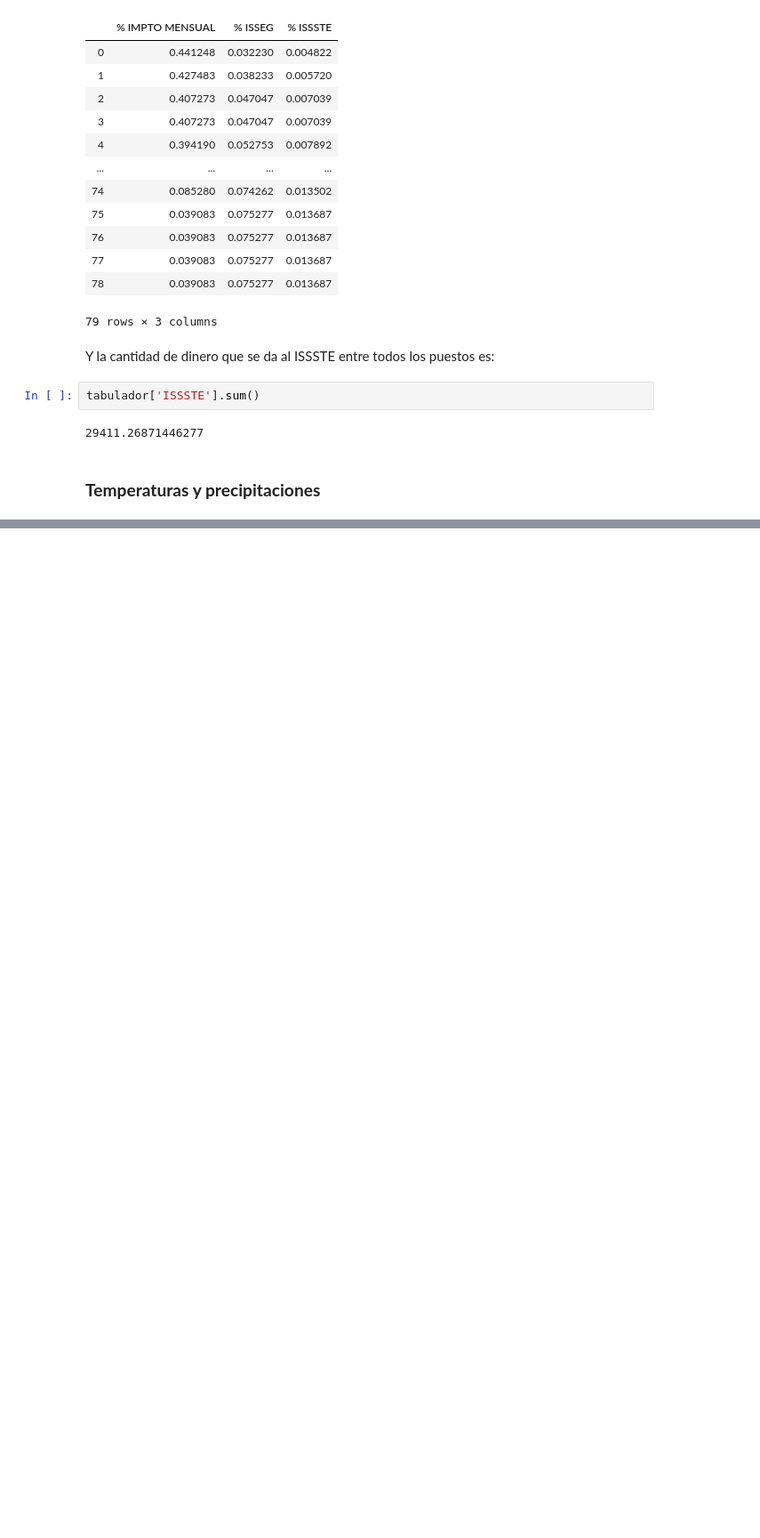
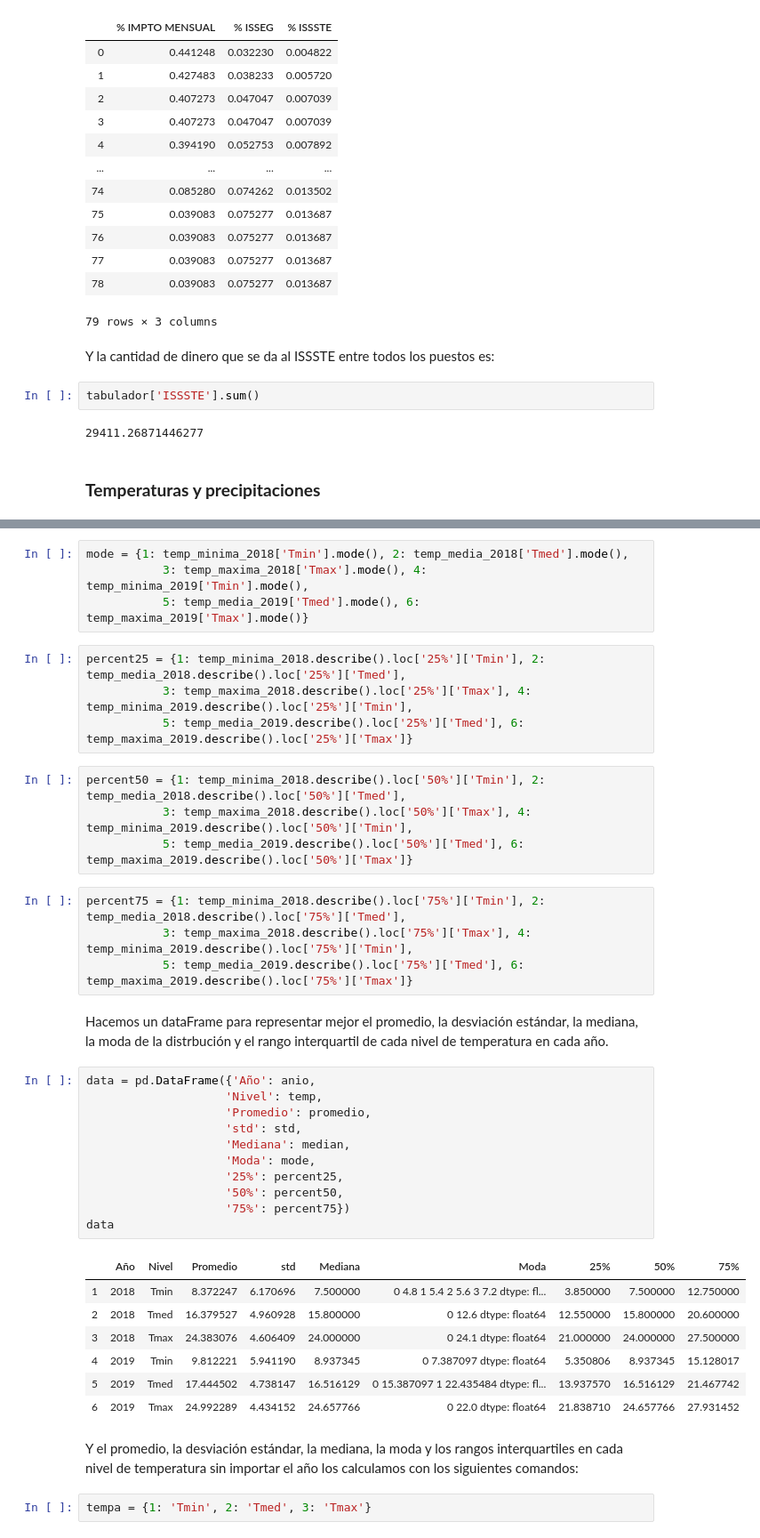
Before and after one commit to DCIDA2019/da2019-anaisabelotodo, a Jupyter notebook: Semana4/Tarea/Tarea4.ipynb, the cells around one changed output, grey strips where cells are left out. Shown at 89% size. Drawn from its saved outputs; the diff is of its cells as text; blank space fills up the shorter version.

```diff
--- a/Semana4/Tarea/Tarea4.ipynb
+++ b/Semana4/Tarea/Tarea4.ipynb
@@ -998,0 +1028,41 @@ tabulador['ISSSTE'].sum()
+# %%
+mode = {1: temp_minima_2018['Tmin'].mode(), 2: temp_media_2018['Tmed'].mode(),
+           3: temp_maxima_2018['Tmax'].mode(), 4: temp_minima_2019['Tmin'].mode(),
+           5: temp_media_2019['Tmed'].mode(), 6: temp_maxima_2019['Tmax'].mode()}
+# %%
+percent25 = {1: temp_minima_2018.describe().loc['25%']['Tmin'], 2: temp_media_2018.describe().loc['25%']['Tmed'],
+           3: temp_maxima_2018.describe().loc['25%']['Tmax'], 4: temp_minima_2019.describe().loc['25%']['Tmin'],
+           5: temp_media_2019.describe().loc['25%']['Tmed'], 6: temp_maxima_2019.describe().loc['25%']['Tmax']}
+# %%
+percent50 = {1: temp_minima_2018.describe().loc['50%']['Tmin'], 2: temp_media_2018.describe().loc['50%']['Tmed'],
+           3: temp_maxima_2018.describe().loc['50%']['Tmax'], 4: temp_minima_2019.describe().loc['50%']['Tmin'],
+           5: temp_media_2019.describe().loc['50%']['Tmed'], 6: temp_maxima_2019.describe().loc['50%']['Tmax']}
+# %%
+percent75 = {1: temp_minima_2018.describe().loc['75%']['Tmin'], 2: temp_media_2018.describe().loc['75%']['Tmed'],
+           3: temp_maxima_2018.describe().loc['75%']['Tmax'], 4: temp_minima_2019.describe().loc['75%']['Tmin'],
+           5: temp_media_2019.describe().loc['75%']['Tmed'], 6: temp_maxima_2019.describe().loc['75%']['Tmax']}
+# %% [markdown]
+Hacemos un dataFrame para representar mejor el promedio, la desviación estándar, la mediana, la moda de la distrbución y el rango interquartil de cada nivel de temperatura en cada año.
+# %%
+data = pd.DataFrame({'Año': anio,
+                    'Nivel': temp,
+                    'Promedio': promedio,
+                    'std': std,
+                    'Mediana': median,
+                    'Moda': mode,
+                    '25%': percent25,
+                    '50%': percent50,
+                    '75%': percent75})
+data
+# %% [output]
+|  | Año | Nivel | Promedio | std | Mediana | Moda | 25% | 50% | 75% |
+| 1 | 2018 | Tmin | 8.372247 | 6.170696 | 7.500000 | 0 4.8 1 5.4 2 5.6 3 7.2 dtype: fl... | 3.850000 | 7.500000 | 12.750000 |
+| 2 | 2018 | Tmed | 16.379527 | 4.960928 | 15.800000 | 0 12.6 dtype: float64 | 12.550000 | 15.800000 | 20.600000 |
+| 3 | 2018 | Tmax | 24.383076 | 4.606409 | 24.000000 | 0 24.1 dtype: float64 | 21.000000 | 24.000000 | 27.500000 |
+| 4 | 2019 | Tmin | 9.812221 | 5.941190 | 8.937345 | 0 7.387097 dtype: float64 | 5.350806 | 8.937345 | 15.128017 |
+| 5 | 2019 | Tmed | 17.444502 | 4.738147 | 16.516129 | 0 15.387097 1 22.435484 dtype: fl... | 13.937570 | 16.516129 | 21.467742 |
+| 6 | 2019 | Tmax | 24.992289 | 4.434152 | 24.657766 | 0 22.0 dtype: float64 | 21.838710 | 24.657766 | 27.931452 |
+# %% [markdown]
+Y el promedio, la desviación estándar, la mediana, la moda y los rangos interquartiles en cada nivel de temperatura sin importar el año los calculamos con los siguientes comandos:
+# %%
+tempa = {1: 'Tmin', 2: 'Tmed', 3: 'Tmax'}
```
Also changed, not shown: parts of 27 cells of this notebook.
